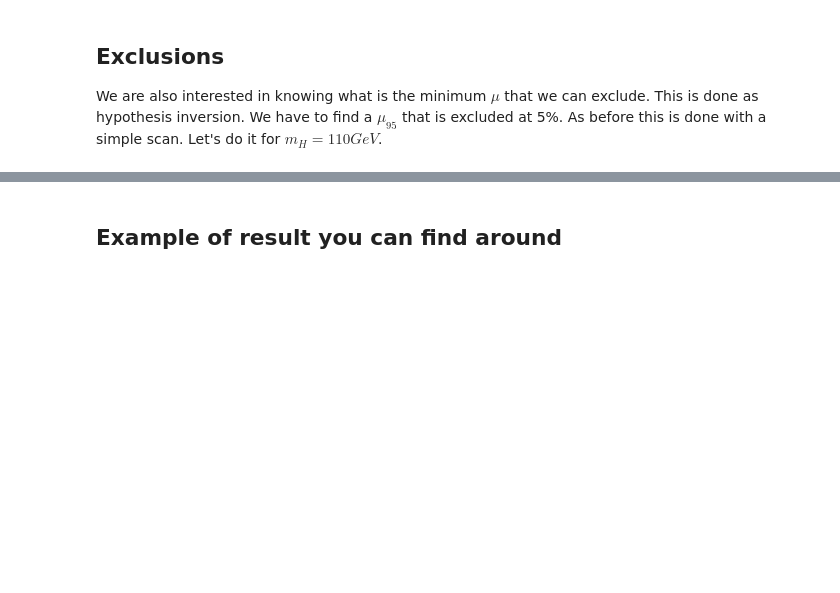
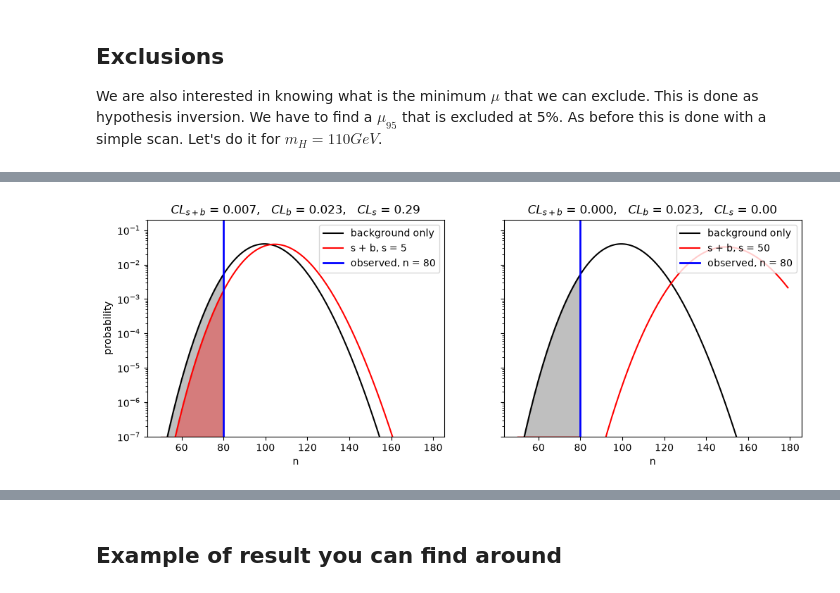
Before and after one commit to wiso/StatisticsLectures, a Jupyter notebook: Lecture3.ipynb, the cells around one changed output, grey strips where cells are left out. Drawn from its saved outputs; the diff is of its cells as text; code cells hidden in the pictures; blank space fills up the shorter version.

```diff
--- a/Lecture3.ipynb
+++ b/Lecture3.ipynb
@@ -510,0 +767,22 @@ We are also interested in knowing what is the minimum $\mu$ that we can exclude.
+# %%
+b, n_obs = 100, 80            # a 2 sigma downward fluctuation of the background
+n = np.arange(50, 180)
+
+fig, axs = plt.subplots(1, 2, figsize=(12, 4), sharey=True)
+for ax, s in zip(axs, (5, 50)):      # no sensitivity to s = 5, plenty of sensitivity to s = 50
+    pdf_b, pdf_sb = stats.poisson(b).pmf(n), stats.poisson(b + s).pmf(n)
+    ax.plot(n, pdf_b, 'k-', label='background only')
+    ax.plot(n, pdf_sb, 'r-', label=f's + b, s = {s}')
+    ax.fill_between(n, pdf_b, 1E-7, where=n <= n_obs, color='k', alpha=0.25)
+    ax.fill_between(n, pdf_sb, 1E-7, where=n <= n_obs, color='r', alpha=0.35)
+    ax.axvline(n_obs, color='b', lw=2, label=f'observed, n = {n_obs}')
+    p_sb, p_b = stats.poisson(b + s).cdf(n_obs), stats.poisson(b).cdf(n_obs)
+    ax.set_title('$CL_{s+b}$ = %.3f,   $CL_b$ = %.3f,   $CL_s$ = %.2f' % (p_sb, p_b, p_sb / p_b))
+    ax.set_xlabel('n')
+    ax.set_yscale('log')
+    ax.set_ylim(1E-7, 0.2)
+    ax.legend(loc='upper right')
+axs[0].set_ylabel('probability')
+plt.show()
+# %% [output]
+[figure, added]
```
Also changed, not shown: parts of 48 cells of this notebook, 2 other files.
